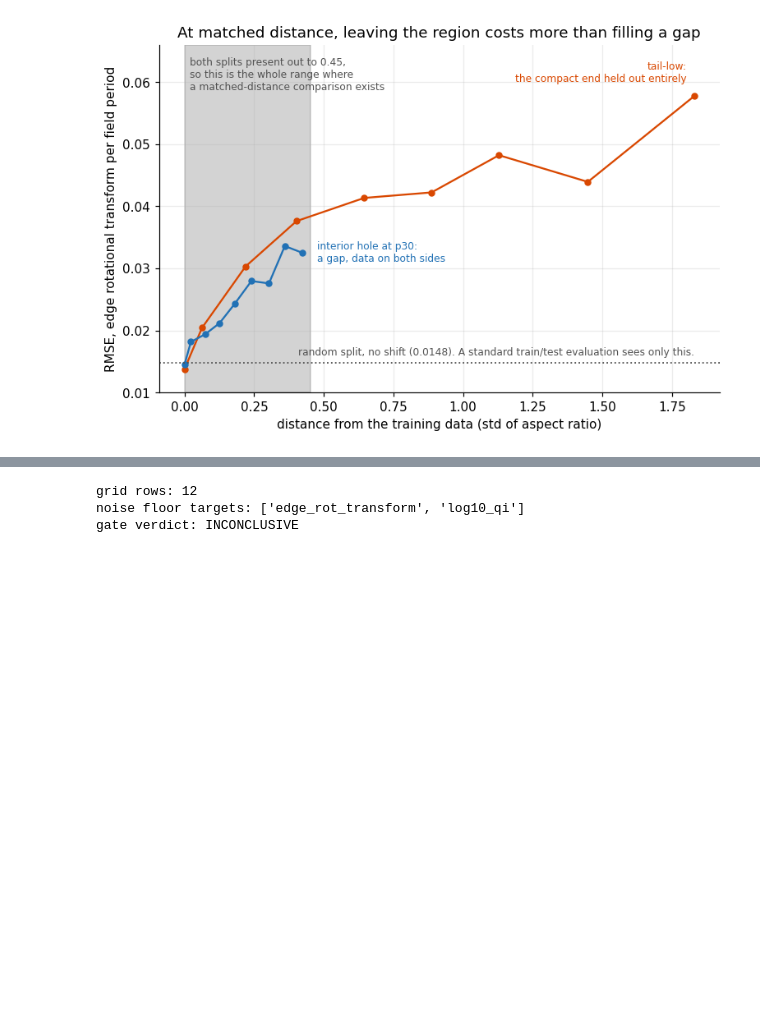
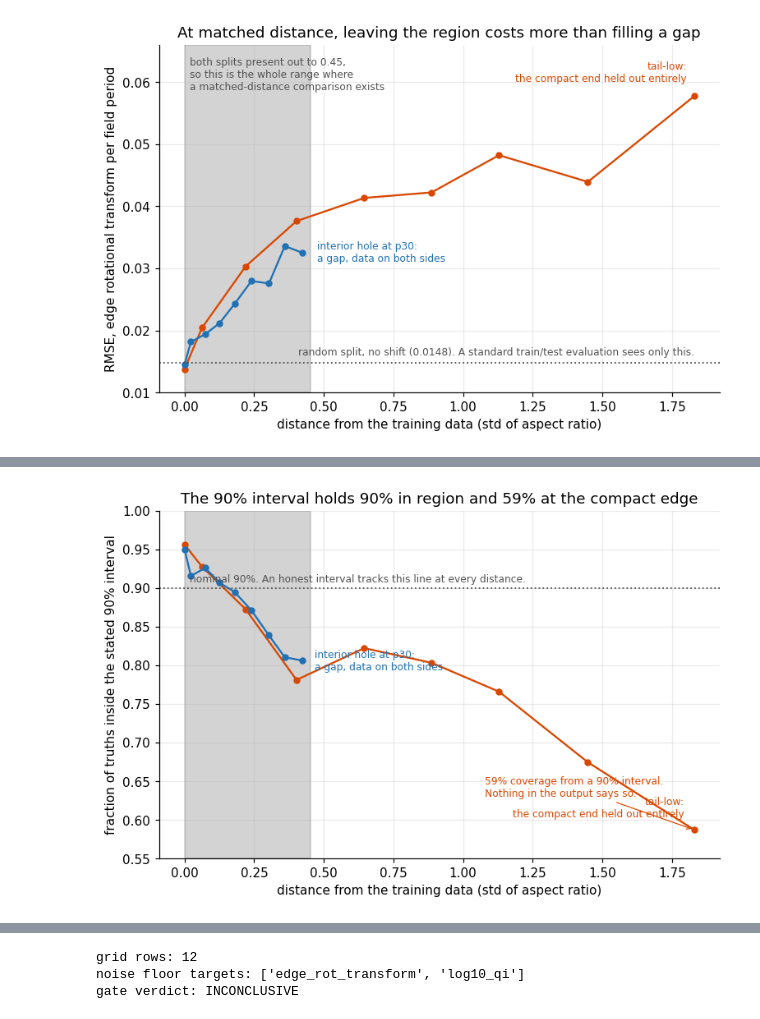
Before and after one commit to cecanelo/ConStelleration, a Jupyter notebook: notebooks/figures.ipynb, the cells around one changed output, grey strips where cells are left out. Saved outputs shown, nothing was run; the diff lists cells and outputs as text; code cells hidden in the pictures; blank space fills up the shorter version.

```diff
--- a/notebooks/figures.ipynb
+++ b/notebooks/figures.ipynb
@@ -424,0 +295,18 @@ script to have been run. Fast, under a second.
+# %%
+cal = load_results('calibration')
+calibration = cal['results']
+LEVELS = cal['constants']['LEVELS']
+
+deferral = load_results('deferral')['results']
+deferral_curve = pd.read_csv(REPO_ROOT / 'results' / 'deferral_curve.csv')
+
+sweep = load_results('n_sweep')
+sweep_cells = sweep['results']['cells']
+sweep_avg = sweep['results']['averaged']
+
+# ⚠️ pts.split would call DataFrame.split, not the column. Always bracket it.
+pit_points = pd.read_csv(REPO_ROOT / 'results' / 'calibration_points.csv')
+
+print('splits:', list(calibration))
+print('nominal levels:', LEVELS)
+print('sweep cells:', len(sweep_cells), 'complete:', sweep['results']['complete'])
@@ -424,0 +335,65 @@ script to have been run. Fast, under a second.
+# %%
+fig, ax = plt.subplots(figsize=(8, 5))
+
+SERIES = {
+    'tail': (
+        'tail-low:\nthe compact end held out entirely',
+        COLOR_TAIL,
+        {'xytext': (-8, 10), 'ha': 'right'},
+    ),
+    'hole': (
+        'interior hole at p30:\na gap, data on both sides',
+        COLOR_HOLE,
+        {'xytext': (10, 0), 'ha': 'left', 'va': 'center'},
+    ),
+}
+
+for name, (label, color, placement) in SERIES.items():
+    split = calibration[name]
+    # In-region is one anchor at distance zero, not the first bin, matching the
+    # convention in Figure 2 and in scripts/calibration.py.
+    d = [0.0, *[b['d_median'] for b in split['bins']]]
+    cov = [
+        split['sets']['in-region']['coverage_0.9'],
+        *[b['coverage_0.9'] for b in split['bins']],
+    ]
+    ax.plot(d, cov, 'o-', color=color, markersize=4.5)
+    ax.annotate(
+        label,
+        (d[-1], cov[-1]),
+        textcoords='offset points',
+        fontsize=8,
+        color=color,
+        **placement,
+    )
+
+ax.axhline(0.9, color=COLOR_NEUTRAL, linestyle=':', linewidth=1.2)
+ax.annotate(
+    'nominal 90%. An honest interval tracks this line at every distance.',
+    (0.02, 0.905),
+    fontsize=8,
+    color=COLOR_NEUTRAL,
+    va='bottom',
+)
+
+overlap = max(b['d_hi'] for b in calibration['hole']['bins'])
+ax.axvspan(0, overlap, color=COLOR_NEUTRAL, alpha=0.25)
+
+worst = calibration['tail']['bins'][-1]
+ax.annotate(
+    f'{worst["coverage_0.9"]:.0%} coverage from a 90% interval.\nNothing in the output says so.',
+    xy=(worst['d_median'], worst['coverage_0.9']),
+    xytext=(worst['d_median'] - 0.75, 0.63),
+    fontsize=8,
+    color=COLOR_TAIL,
+    arrowprops={'arrowstyle': '->', 'color': COLOR_TAIL, 'lw': 0.8},
+)
+
+ax.set_ylim(0.55, 1.0)
+ax.set_xlabel('distance from the training data (std of aspect ratio)')
+ax.set_ylabel('fraction of truths inside the stated 90% interval')
+ax.set_title('The 90% interval holds 90% in region and 59% at the compact edge')
+
+keep(fig, 'coverage_distance')
+# %% [output]
+[figure, added]
```
Also changed, not shown: parts of 23 cells of this notebook, 26 other files.
